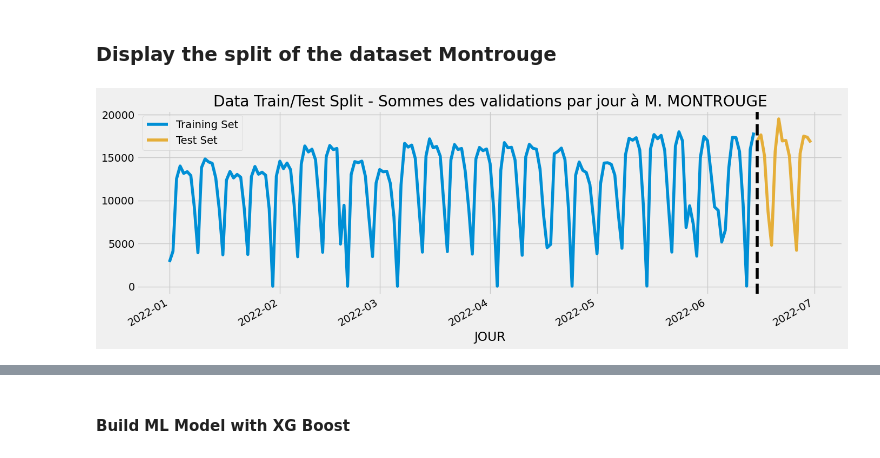
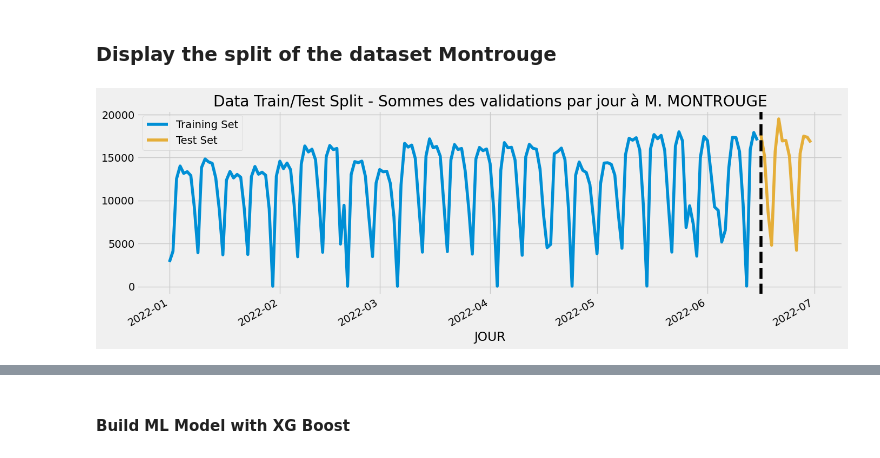
Before and after one commit to hbacard/validation-transport-idf, a Jupyter notebook: Notebook_validation_reseau_ferre.ipynb, the cells around one changed output, grey strips where cells are left out. Saved outputs shown, nothing was run; the diff lists cells and outputs as text; code cells hidden in the pictures.

```diff
--- a/Notebook_validation_reseau_ferre.ipynb
+++ b/Notebook_validation_reseau_ferre.ipynb
@@ -250,5 +249,8 @@ def feature_engineering(df: pd.DataFrame) -> pd.DataFrame:
 montrouge_engineer = feature_engineering(df=validation_montrouge)
 olympiades_engineer = feature_engineering(df=validation_olympiades)
+# %%
+montrouge_date_to_split = pd.to_datetime("2022-06-16")
+olympiades_date_to_split = pd.to_datetime("2022-06-15")
 # %%
 
 date_to_split = pd.to_datetime("2022-06-15")
@@ -279,19 +281,22 @@ plt.style.use('fivethirtyeight')
 # %% [markdown]
 ### Display the split of the dataset Montrouge
 # %%
+def plot_data_train_test(station: str, date_to_split):
+    fig, ax = plt.subplots(figsize=(15, 5))
+    train, test = split_data(df=select_station(df_validation, nom_station=station),date_to_split=date_to_split)
+    train[[JOUR, NB_VALD]].groupby(JOUR).sum().reset_index().set_index(JOUR).plot(
+        ax=ax,
+        label='Training Set',
+        title=f'Data Train/Test Split - Sommes des validations par jour à {station}',
+        color=color_pal[0])
+    test[[JOUR, NB_VALD]].groupby(JOUR).sum().reset_index().set_index(JOUR).plot(
+        ax=ax,
+        label='Test Set',
+        color=color_pal[2])
+    ax.axvline(date_to_split, color='black', ls='--')
+    ax.legend(['Training Set', 'Test Set'])
+    plt.show()
 
-fig, ax = plt.subplots(figsize=(15, 5))
-montrouge_train[[JOUR, NB_VALD]].groupby(JOUR).sum().reset_index().set_index(JOUR).plot(
-    ax=ax,
-    label='Training Set',
-    title=f'Data Train/Test Split - Sommes des validations par jour à {MONTROUGE}',
-    color=color_pal[0])
-montrouge_test[[JOUR, NB_VALD]].groupby(JOUR).sum().reset_index().set_index(JOUR).plot(
-    ax=ax,
-    label='Test Set',
-    color=color_pal[2])
-ax.axvline('2022-06-15', color='black', ls='--')
-ax.legend(['Training Set', 'Test Set'])
-plt.show()
+plot_data_train_test(station=MONTROUGE, date_to_split=montrouge_date_to_split)
 # %% [output]
-[figure, old version]
+[figure, new version]
```
Also changed, not shown: parts of 19 cells of this notebook, 15 other files.
